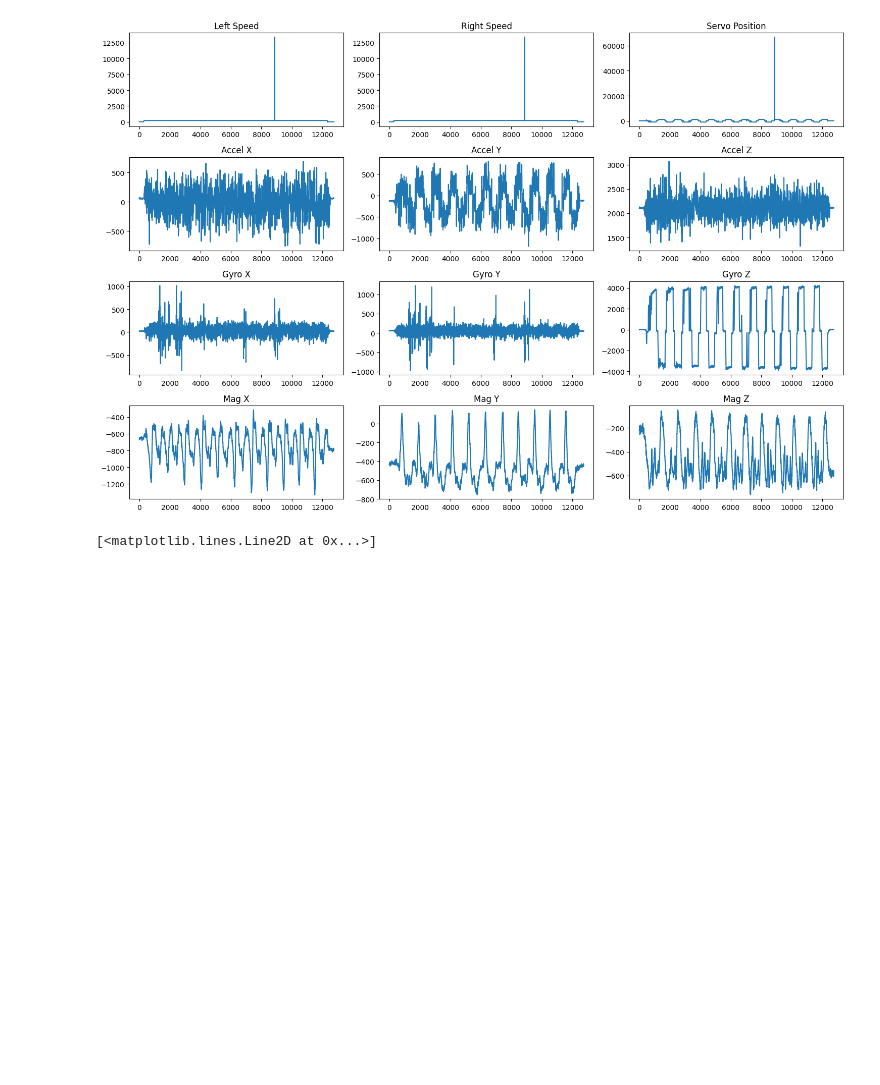
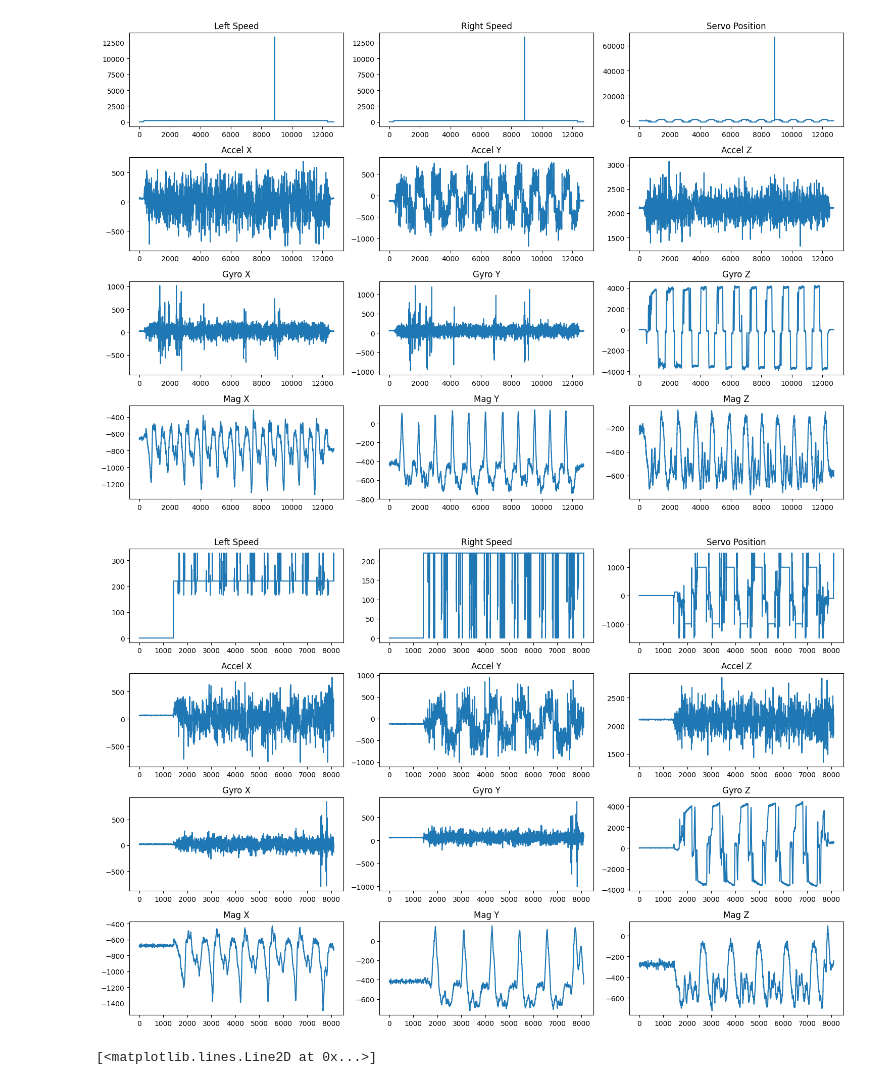
Before and after one commit to gaitovrat/bachelor, a Jupyter notebook: Notebooks/Lap.ipynb, the cells around one changed output. Drawn from its saved outputs; the diff is of its cells as text; code cells hidden in the pictures; blank space fills up the shorter version.

```diff
--- a/Notebooks/Lap.ipynb
+++ b/Notebooks/Lap.ipynb
@@ -8,6 +7,7 @@ class CameraData(BaseModel):
     hasLeft: StrictBool
     hasRight: StrictBool
     leftDistance: StrictInt
+    rightDistance: StrictInt
     regionsCount: StrictInt
     regionsListSize: StrictStr
     unchangedLeft: StrictBool
@@ -68,6 +68,8 @@ class DataPlotter:
         self.gyro_x = [d.sensor.gyro.x for d in self.data]
         self.gyro_y = [d.sensor.gyro.y for d in self.data]
         self.gyro_z = [d.sensor.gyro.z for d in self.data]
+        self.left_distance = [d.camera.leftDistance for d in self.data]
+        self.right_distance = [d.camera.rightDistance for d in self.data]
 
     def __len__(self) -> int:
         return len(self.data)
@@ -115,6 +117,11 @@ manual_data = DataPlotter('ManualData.json')
 manual_data.plot_all()
 # %% [output]
 [figure]
+# %%
+auto_no_sensors_data = DataPlotter('AutoNoSensors.json')
+auto_no_sensors_data.plot_all()
+# %% [output]
+[figure, added]
 # %%
 gyro_auto = auto.gyro_z[2000:]
 plt.plot(gyro_auto)
```
Also changed, not shown: parts of 9 cells of this notebook, 19 other files.
